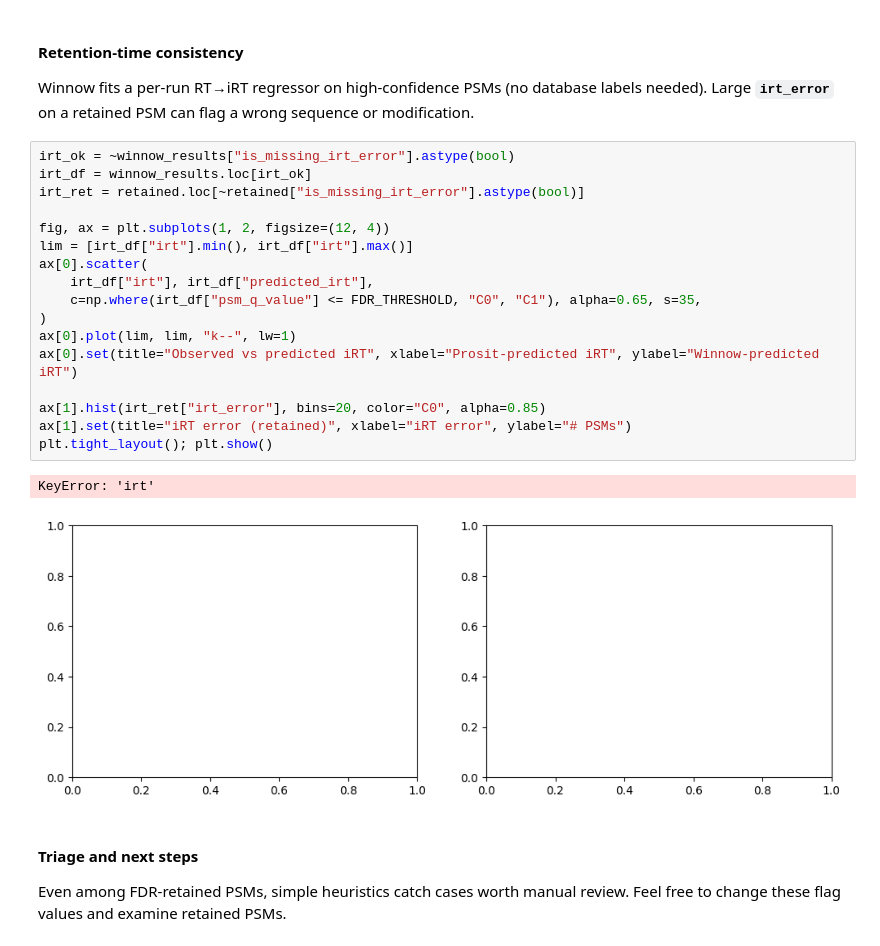
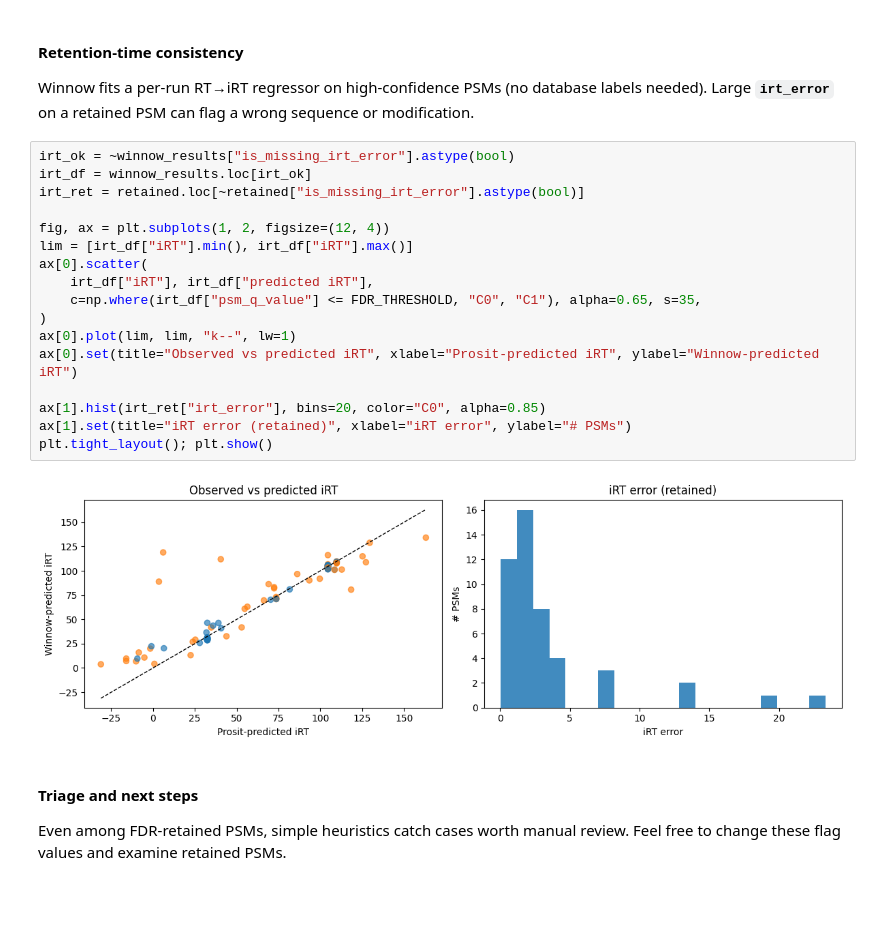
Before and after one commit to BioGeek/paasta_2026_denovo, a Jupyter notebook: paasta_denovo.ipynb, the cells around one changed output. Saved outputs shown, nothing was run; the diff lists cells and outputs as text; blank space fills up the shorter version.

```diff
--- a/paasta_denovo.ipynb
+++ b/paasta_denovo.ipynb
@@ -858,23 +858,22 @@ Winnow fits a per-run RT→iRT regressor on high-confidence PSMs (no database la
 # %%
 irt_ok = ~winnow_results["is_missing_irt_error"].astype(bool)
 irt_df = winnow_results.loc[irt_ok]
 irt_ret = retained.loc[~retained["is_missing_irt_error"].astype(bool)]
 
 fig, ax = plt.subplots(1, 2, figsize=(12, 4))
-lim = [irt_df["irt"].min(), irt_df["irt"].max()]
+lim = [irt_df["iRT"].min(), irt_df["iRT"].max()]
 ax[0].scatter(
-    irt_df["irt"], irt_df["predicted_irt"],
+    irt_df["iRT"], irt_df["predicted iRT"],
     c=np.where(irt_df["psm_q_value"] <= FDR_THRESHOLD, "C0", "C1"), alpha=0.65, s=35,
 )
 ax[0].plot(lim, lim, "k--", lw=1)
 ax[0].set(title="Observed vs predicted iRT", xlabel="Prosit-predicted iRT", ylabel="Winnow-predicted iRT")
 
 ax[1].hist(irt_ret["irt_error"], bins=20, color="C0", alpha=0.85)
 ax[1].set(title="iRT error (retained)", xlabel="iRT error", ylabel="# PSMs")
 plt.tight_layout(); plt.show()
 # %% [output]
-KeyError: 'irt'
-[figure, old version]
+[figure, new version]
 # %% [markdown]
 #### Triage and next steps
 Even among FDR-retained PSMs, simple heuristics catch cases worth manual review. Feel free to change these flag values and examine retained PSMs.
```
Also changed, not shown: parts of 1 cell of this notebook.
